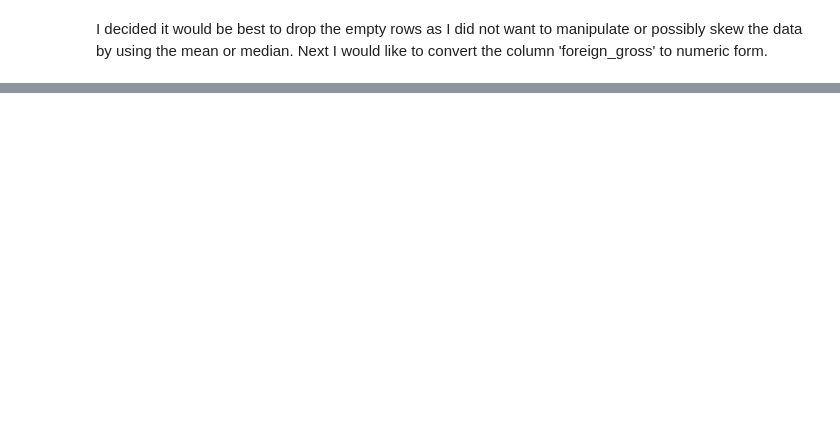
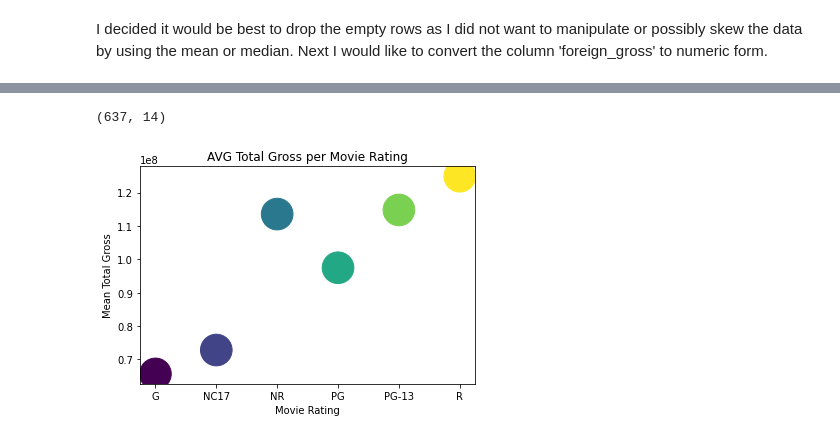
Before and after one commit to meowkaiser/STRONGEST_Project1, a Jupyter notebook: Matt's Project 1 Notebook.ipynb, the cells around one changed output, grey strips where cells are left out. Saved outputs shown, nothing was run; the diff lists cells and outputs as text; code cells hidden in the pictures; blank space fills up the shorter version.

Commit message:
Added some visualizations and combined dataframes

```diff
--- a/Matt's Project 1 Notebook.ipynb
+++ b/Matt's Project 1 Notebook.ipynb
@@ -111,0 +322,2 @@ bom_df.set_index(['domestic_gross']).head()
+# %%
+joined_df=joined_df.sort_values(by=['total_gross'],ascending=False)
@@ -111,0 +352,3 @@ bom_df.set_index(['domestic_gross']).head()
+# %%
+# Drop all the missing data from the data set
+joined_df=joined_df.dropna()
@@ -111,0 +382,23 @@ bom_df.set_index(['domestic_gross']).head()
+# %%
+joined_df.shape
+# %% [output]
+(637, 14)
+# %%
+# Get the mean of the total gross and split it up by movie rating
+rating_mean=joined_df.groupby(by=joined_df['rating']).mean()
+rating_mean
+rating_mean=rating_mean.drop(['id','domestic_gross','foreign_gross','year'],axis=1)
+rating_mean=rating_mean.reset_index()
+# %%
+rating_mean.reset_index(inplace=True)
+rating_mean
+colors=[0,10,20,30,40,50]
+# %%
+# Plot this data to get a visual idea of which rated movies do better
+fig, ax = plt.subplots()
+ax.scatter(x=rating_mean['rating'],y=rating_mean['total_gross'],c=colors,s=1000)
+ax.set_xlabel('Movie Rating')
+ax.set_ylabel('Mean Total Gross')
+ax.set_title('AVG Total Gross per Movie Rating');
+# %% [output]
+[figure, added]
```
Also changed, not shown: parts of 52 cells of this notebook.
